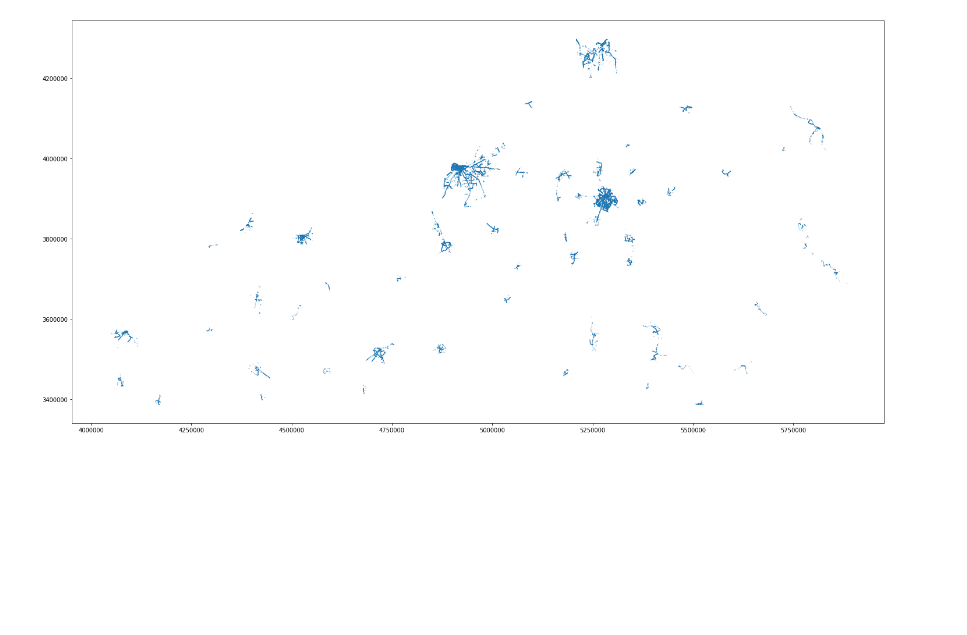
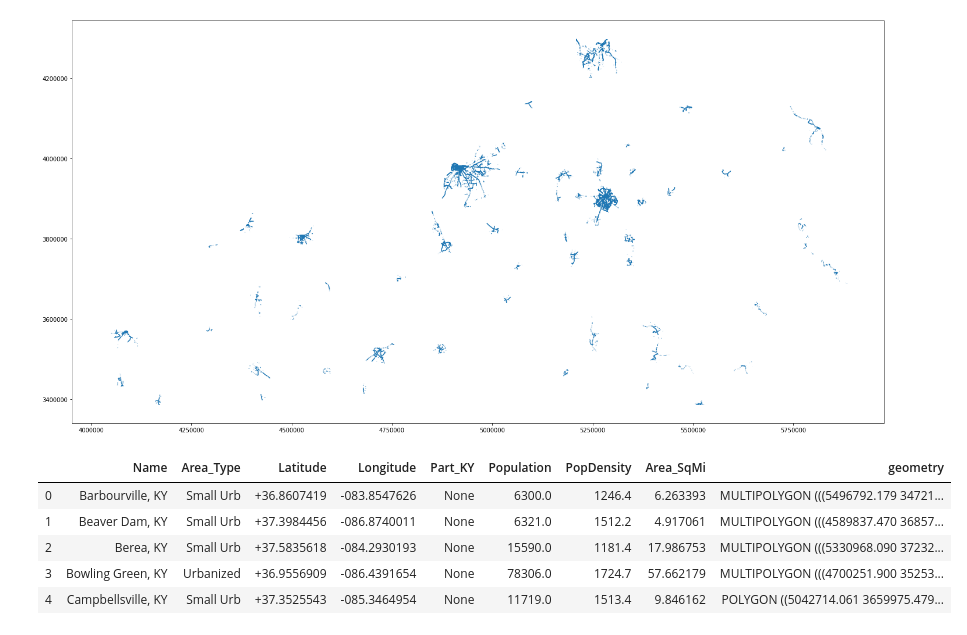
Before and after one commit to abs8090/ce599, a Jupyter notebook: 10-AutoGIS2/Lane Miles Project.ipynb, the cells around one changed output. Saved outputs shown, nothing was run; the diff lists cells and outputs as text; code cells hidden in the pictures; blank space fills up the shorter version.

```diff
--- a/10-AutoGIS2/Lane Miles Project.ipynb
+++ b/10-AutoGIS2/Lane Miles Project.ipynb
@@ -261,3 +261,12 @@ Urban_AL.plot(figsize=(25,25))
 # %% [output]
 <matplotlib.axes._subplots.AxesSubplot at 0x...>
 [figure]
+# %%
+Urban.head()
+# %% [output]
+|  | Name | Area_Type | Latitude | Longitude | Part_KY | Population | PopDensity | Area_SqMi | geometry |
+| 0 | Barbourville, KY | Small Urb | +36.8607419 | -083.8547626 | None | 6300.0 | 1246.4 | 6.263393 | MULTIPOLYGON (((5496792.179 34721... |
+| 1 | Beaver Dam, KY | Small Urb | +37.3984456 | -086.8740011 | None | 6321.0 | 1512.2 | 4.917061 | MULTIPOLYGON (((4589837.470 36857... |
+| 2 | Berea, KY | Small Urb | +37.5835618 | -084.2930193 | None | 15590.0 | 1181.4 | 17.986753 | MULTIPOLYGON (((5330968.090 37232... |
+| 3 | Bowling Green, KY | Urbanized | +36.9556909 | -086.4391654 | None | 78306.0 | 1724.7 | 57.662179 | MULTIPOLYGON (((4700251.900 35253... |
+| 4 | Campbellsville, KY | Small Urb | +37.3525543 | -085.3464954 | None | 11719.0 | 1513.4 | 9.846162 | POLYGON ((5042714.061 3659975.479... |
```
Also changed, not shown: parts of 2 cells of this notebook, 2 other files.
